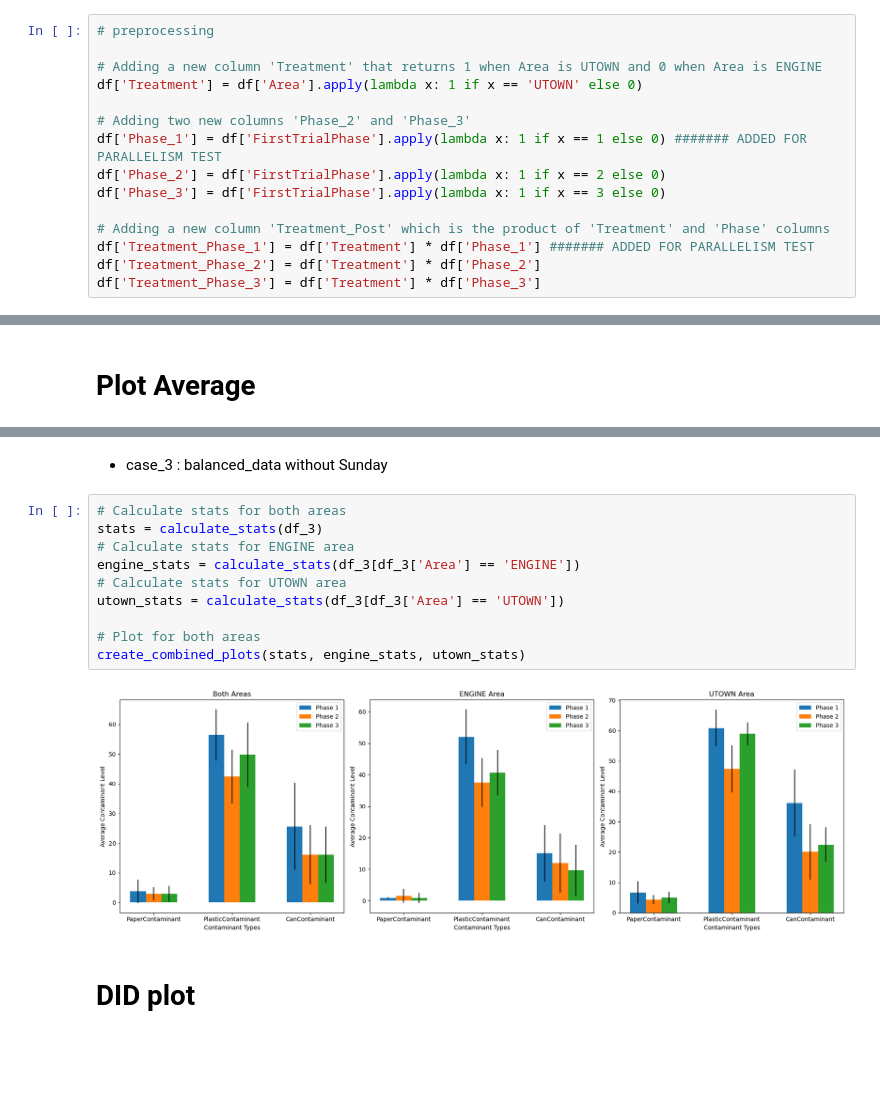
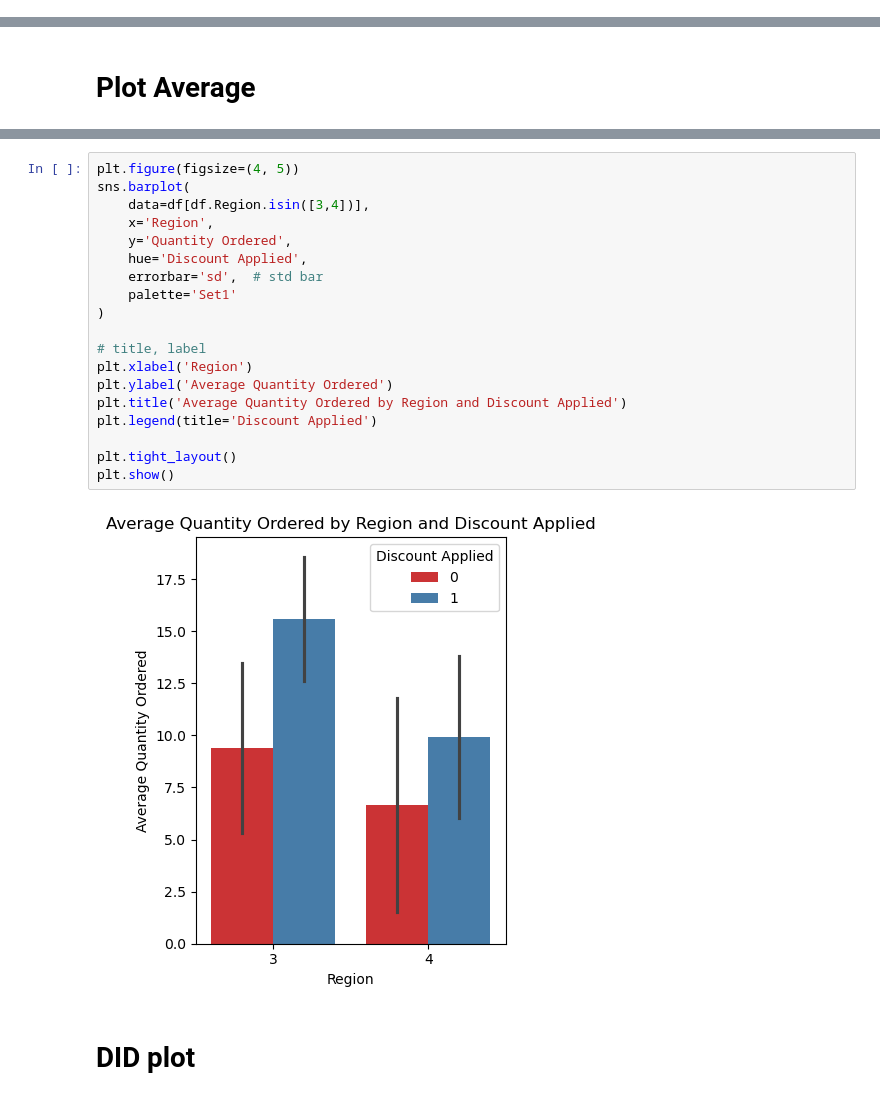
Before and after one commit to Alphteow/EconsModel, a Jupyter notebook: Econ_Group_Project3.ipynb, the cells around one changed output, grey strips where cells are left out. Cells and saved outputs as stored; diff of their text form; blank space fills up the shorter version.

Commit message:
average plot

```diff
--- a/Econ_Group_Project3.ipynb
+++ b/Econ_Group_Project3.ipynb
@@ -229,15 +95,0 @@ df_missing_days.groupby(['Missing Days','Phase']).agg({'Area':list})
-# %%
-# preprocessing
-
-# Adding a new column 'Treatment' that returns 1 when Area is UTOWN and 0 when Area is ENGINE
-df['Treatment'] = df['Area'].apply(lambda x: 1 if x == 'UTOWN' else 0)
-
-# Adding two new columns 'Phase_2' and 'Phase_3'
-df['Phase_1'] = df['FirstTrialPhase'].apply(lambda x: 1 if x == 1 else 0) ####### ADDED FOR PARALLELISM TEST
-df['Phase_2'] = df['FirstTrialPhase'].apply(lambda x: 1 if x == 2 else 0)
-df['Phase_3'] = df['FirstTrialPhase'].apply(lambda x: 1 if x == 3 else 0)
-
-# Adding a new column 'Treatment_Post' which is the product of 'Treatment' and 'Phase' columns
-df['Treatment_Phase_1'] = df['Treatment'] * df['Phase_1'] ####### ADDED FOR PARALLELISM TEST
-df['Treatment_Phase_2'] = df['Treatment'] * df['Phase_2']
-df['Treatment_Phase_3'] = df['Treatment'] * df['Phase_3']
@@ -343,17 +98,24 @@ create_combined_plots(stats, engine_stats, utown_stats)
-# %% [markdown]
-- case_3 : balanced_data without Sunday
-# %%
-# Calculate stats for both areas
-stats = calculate_stats(df_3)
-# Calculate stats for ENGINE area
-engine_stats = calculate_stats(df_3[df_3['Area'] == 'ENGINE'])
-# Calculate stats for UTOWN area
-utown_stats = calculate_stats(df_3[df_3['Area'] == 'UTOWN'])
-
-# Plot for both areas
-create_combined_plots(stats, engine_stats, utown_stats)
-# %% [output]
-[figure, removed]
+# %%
+plt.figure(figsize=(4, 5))
+sns.barplot(
+    data=df[df.Region.isin([3,4])],
+    x='Region',
+    y='Quantity Ordered',
+    hue='Discount Applied',
+    errorbar='sd',  # std bar
+    palette='Set1'
+)
+
+# title, label
+plt.xlabel('Region')
+plt.ylabel('Average Quantity Ordered')
+plt.title('Average Quantity Ordered by Region and Discount Applied')
+plt.legend(title='Discount Applied')
+
+plt.tight_layout()
+plt.show()
+# %% [output]
+[figure, added]
 # %% [markdown]
 # DID plot
 # %%
```
Also changed, not shown: parts of 12 cells of this notebook.
